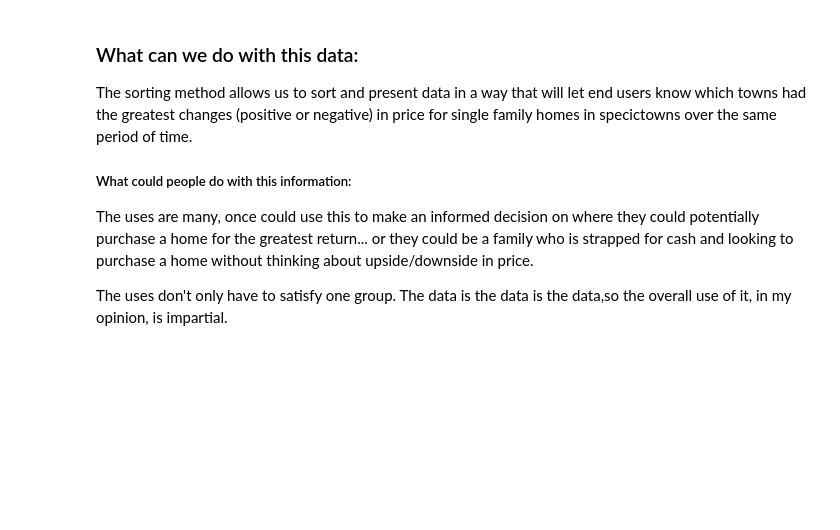
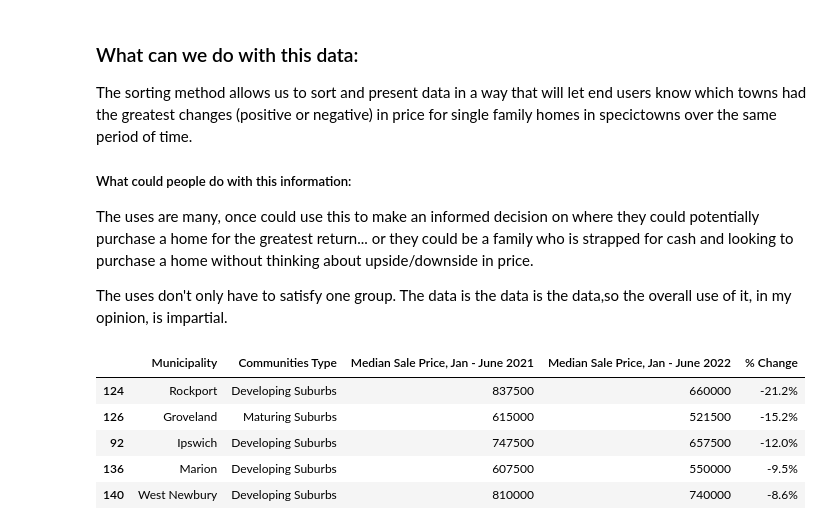
Before and after one commit to josamontiel/data-analysis, a Jupyter notebook: boston-median-home-prices-2021-2022.ipynb, the cells around one changed output. Saved outputs shown, nothing was run; the diff lists cells and outputs as text; code cells hidden in the pictures; blank space fills up the shorter version.

```diff
--- a/boston-median-home-prices-2021-2022.ipynb
+++ b/boston-median-home-prices-2021-2022.ipynb
@@ -193,3 +193,13 @@ The sorting method allows us to sort and present data in a way that will let end
 The uses are many, once could use this to make an informed decision on where they could potentially purchase a home for the greatest return... or they could be a family who is strapped for cash and looking to purchase a home without thinking about upside/downside in price.
 
 The uses don't only have to satisfy one group. The data is the data is the data,so the overall use of it, in my opinion, is impartial.
+# %%
+community_type_single_family = single_family_data.sort_values(by=["Communities Type", "% Change"], ascending=False, key=lambda x: np.argsort(index_natsorted(single_family_data["% Change"])))
+community_type_single_family.head()
+# %% [output]
+|  | Municipality | Communities Type | Median Sale Price, Jan - June 2021 | Median Sale Price, Jan - June 2022 | % Change |
+| 124 | Rockport | Developing Suburbs | 837500 | 660000 | -21.2% |
+| 126 | Groveland | Maturing Suburbs | 615000 | 521500 | -15.2% |
+| 92 | Ipswich | Developing Suburbs | 747500 | 657500 | -12.0% |
+| 136 | Marion | Developing Suburbs | 607500 | 550000 | -9.5% |
+| 140 | West Newbury | Developing Suburbs | 810000 | 740000 | -8.6% |
```
Also changed, not shown: parts of 1 cell of this notebook.
